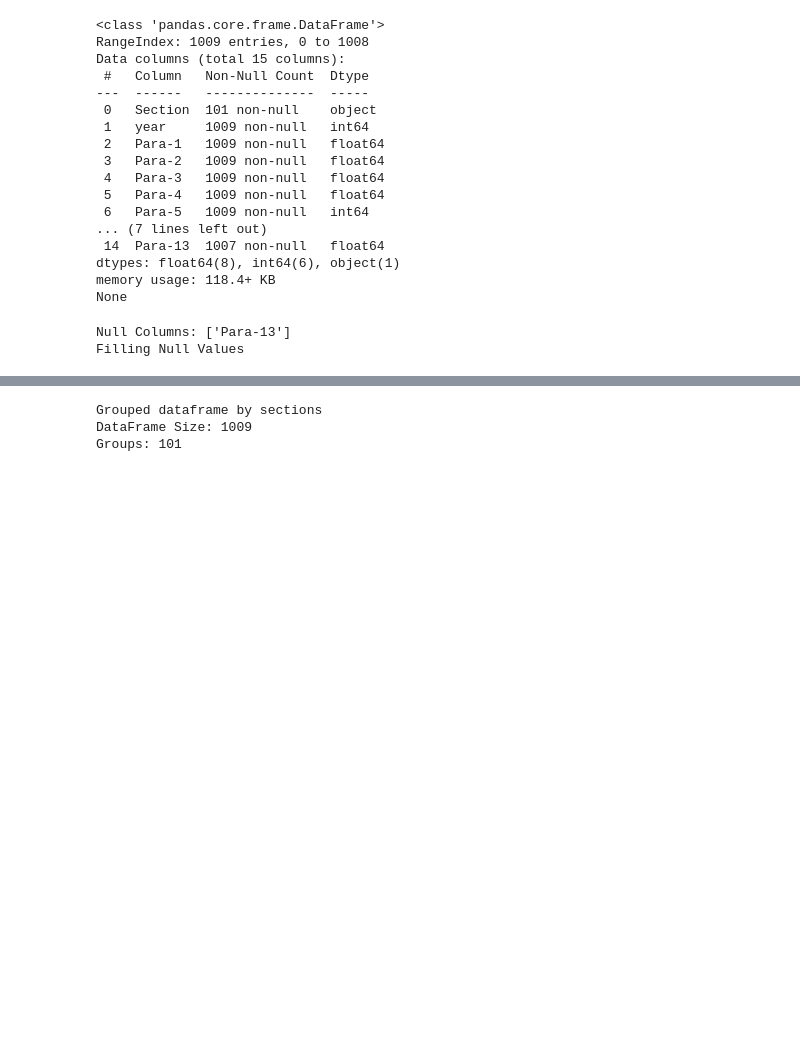
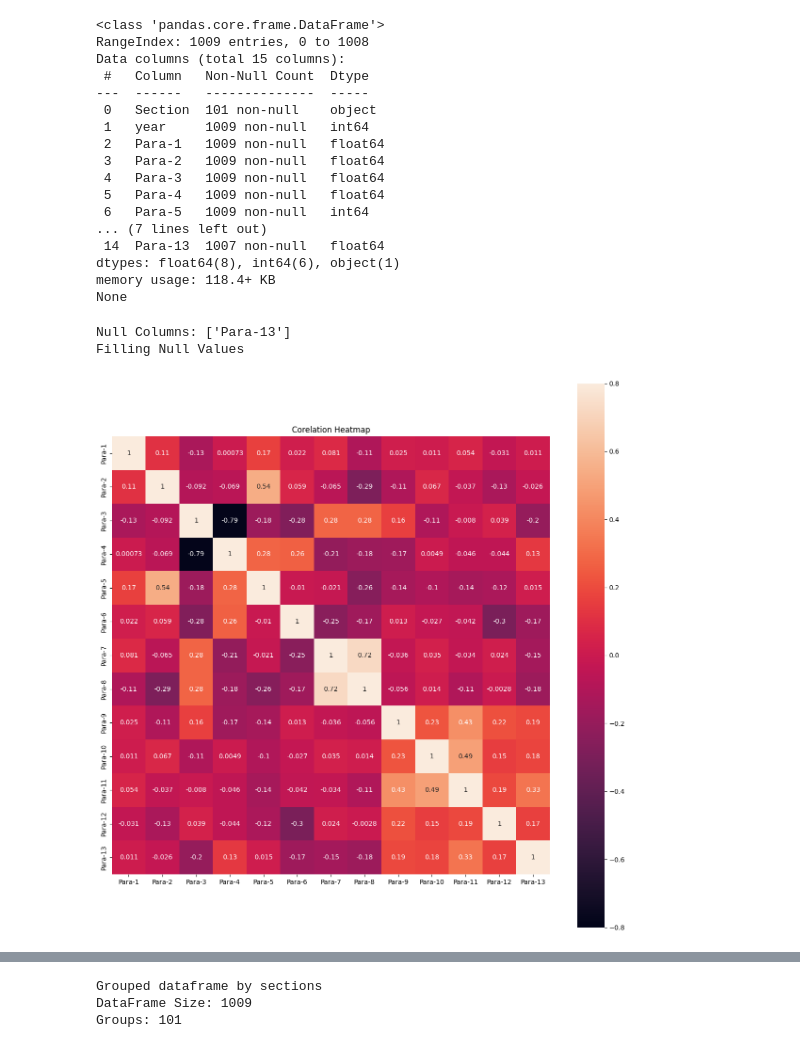
Before and after one commit to aviral1599/TSAI, a Jupyter notebook: TS2.ipynb, the cells around one changed output, grey strips where cells are left out. Drawn from its saved outputs; the diff is of its cells as text; code cells hidden in the pictures; blank space fills up the shorter version.

```diff
--- a/TS2.ipynb
+++ b/TS2.ipynb
@@ -68,9 +68,11 @@ if len(null_colmns)>0:
 Null Columns: ['Para-13']
 Filling Null Values
 # %%
-# C_mat = df.loc[:,'Para-1':].corr()
-# fig = plt.figure(figsize = (15,15))
-# plt.title('Corelation Heatmap')
-# sns.heatmap(C_mat, vmax = 0.8, vmin = -0.8,  square = True, annot=True)
-# plt.show()
+C_mat = df.loc[:,'Para-1':].corr()
+fig = plt.figure(figsize = (15,15))
+plt.title('Corelation Heatmap')
+sns.heatmap(C_mat, vmax = 0.8, vmin = -0.8,  square = True, annot=True)
+plt.show()
+# %% [output]
+[figure, added]
 # %%
```
Also changed, not shown: parts of 9 cells of this notebook, 11 other files.
